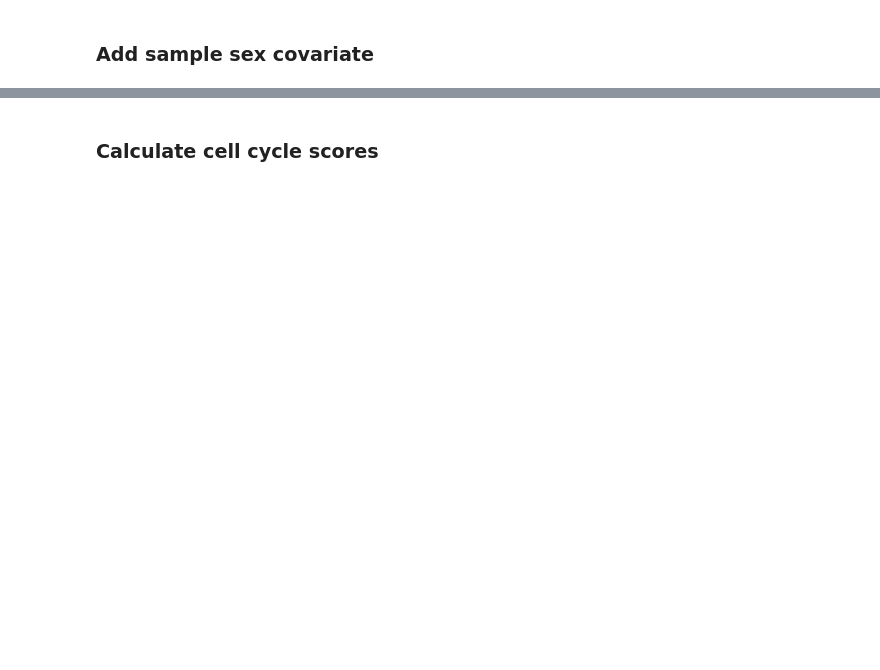
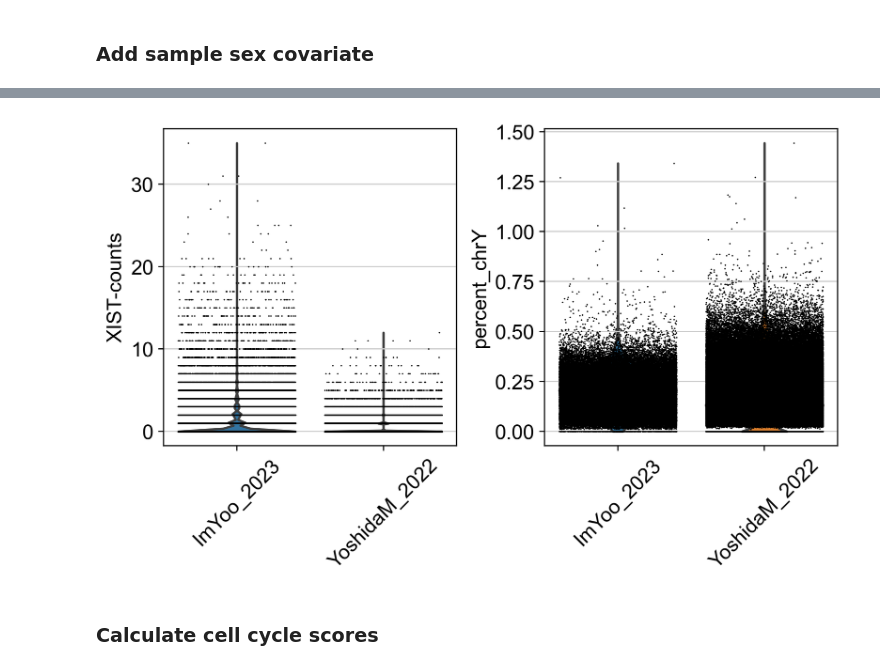
Before and after one commit to Talavera-Lopez-Lab/pbmc_reference, a Jupyter notebook: 0-format_datasets/230810_basic_QC_and_scrublet_merged_PBMC.ipynb, the cells around one changed output, grey strips where cells are left out. Saved outputs shown, nothing was run; the diff lists cells and outputs as text; code cells hidden in the pictures; blank space fills up the shorter version.

```diff
--- a/0-format_datasets/230810_basic_QC_and_scrublet_merged_PBMC.ipynb
+++ b/0-format_datasets/230810_basic_QC_and_scrublet_merged_PBMC.ipynb
@@ -123,3 +189,7 @@ sc.pl.violin(sample_object, ["XIST-counts", "percent_chrY"], jitter = 0.4, group
+# %%
+sc.pl.violin(sample_object, ["XIST-counts", "percent_chrY"], jitter = 0.4, groupby = 'generator', rotation = 45)
+# %% [output]
+[figure, added]
 # %% [markdown]
 ### Calculate cell cycle scores
 # %%
```
Also changed, not shown: parts of 23 cells of this notebook, 2 other files.
